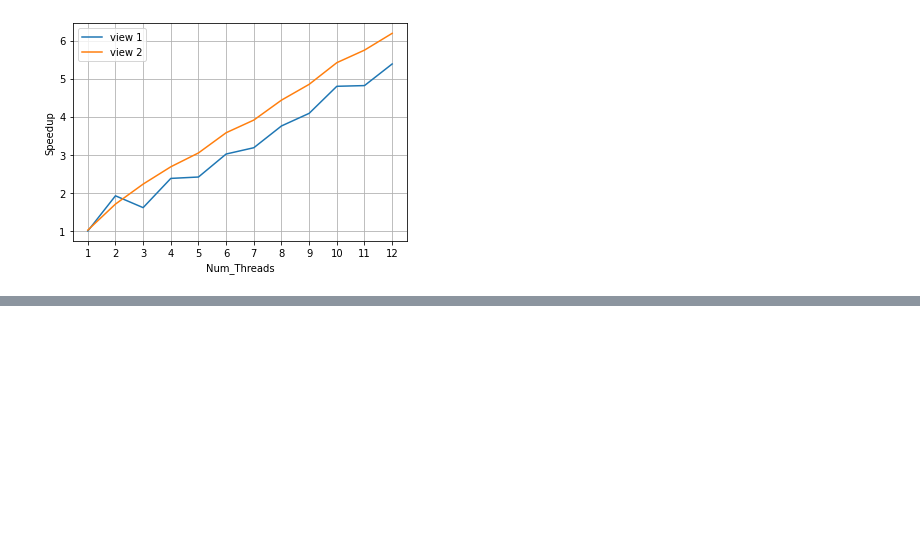
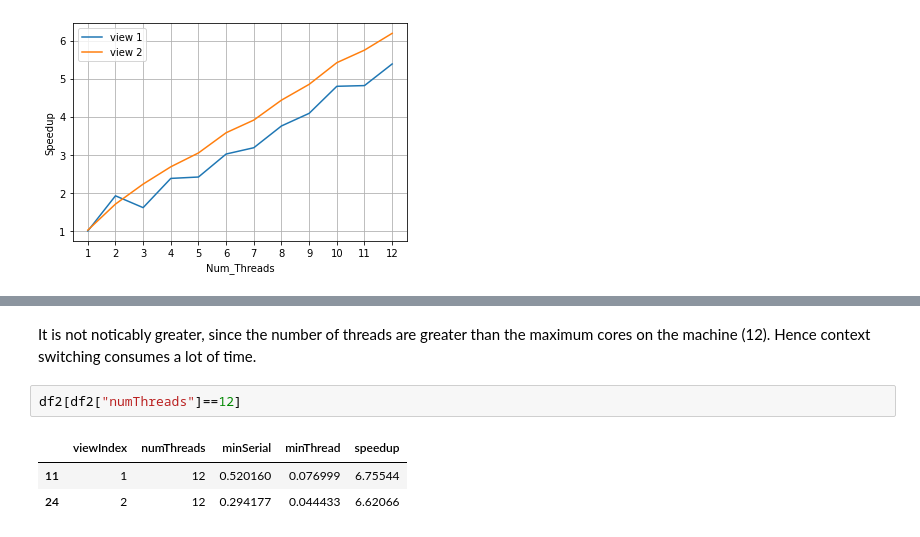
Before and after one commit to DeeDive/CS149-Asst1, a Jupyter notebook: prog1_mandelbrot_threads/plot.ipynb, the cells around one changed output, grey strips where cells are left out. Saved outputs shown, nothing was run; the diff lists cells and outputs as text; blank space fills up the shorter version.

```diff
--- a/prog1_mandelbrot_threads/plot.ipynb
+++ b/prog1_mandelbrot_threads/plot.ipynb
@@ -56,0 +110,8 @@ To confirm.
+# %% [markdown]
+It is not noticably greater, since the number of threads are greater than the maximum cores on the machine (12). Hence context switching consumes a lot of time.
+# %%
+df2[df2["numThreads"]==12]
+# %% [output]
+|  | viewIndex | numThreads | minSerial | minThread | speedup |
+| 11 | 1 | 12 | 0.520160 | 0.076999 | 6.75544 |
+| 24 | 2 | 12 | 0.294177 | 0.044433 | 6.62066 |
```
Also changed, not shown: parts of 8 cells of this notebook, 7 other files.
